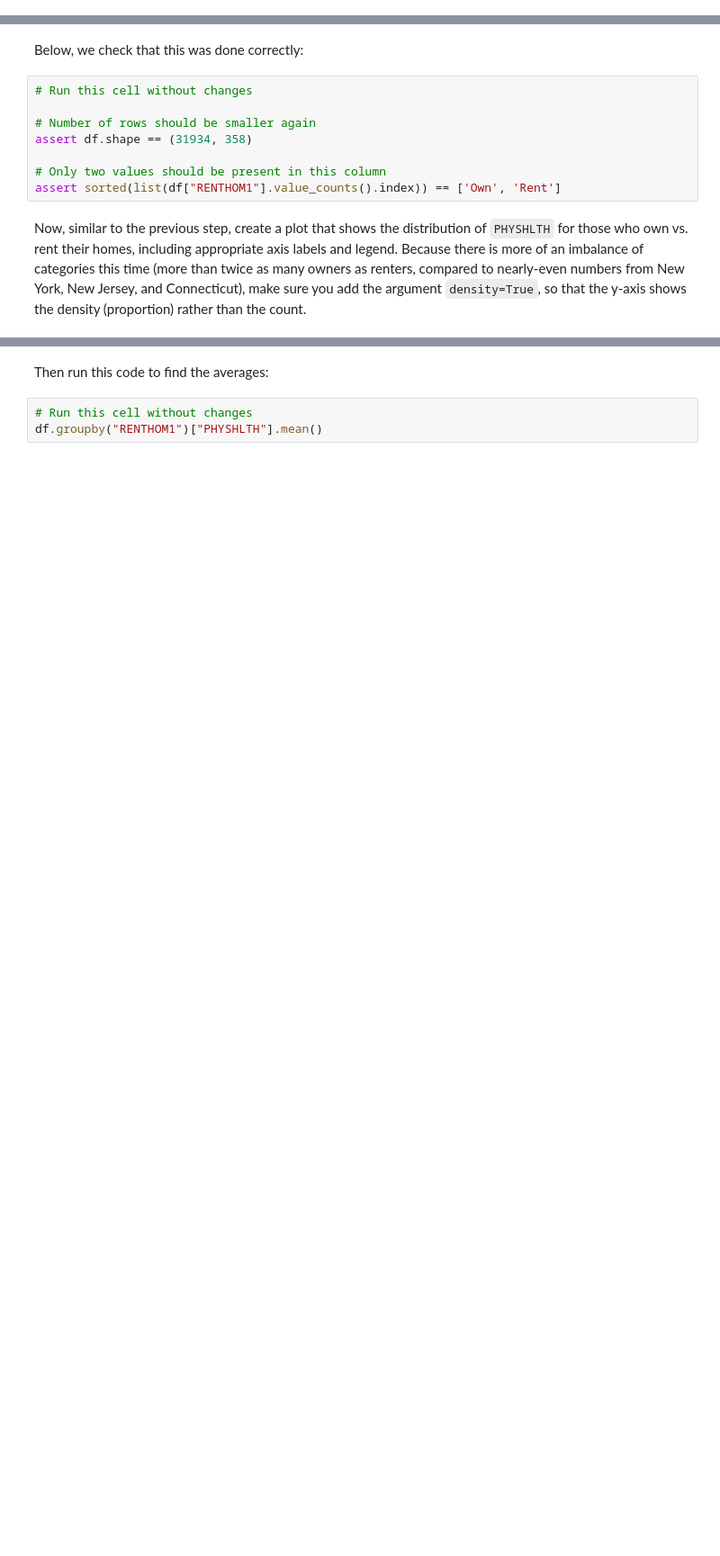
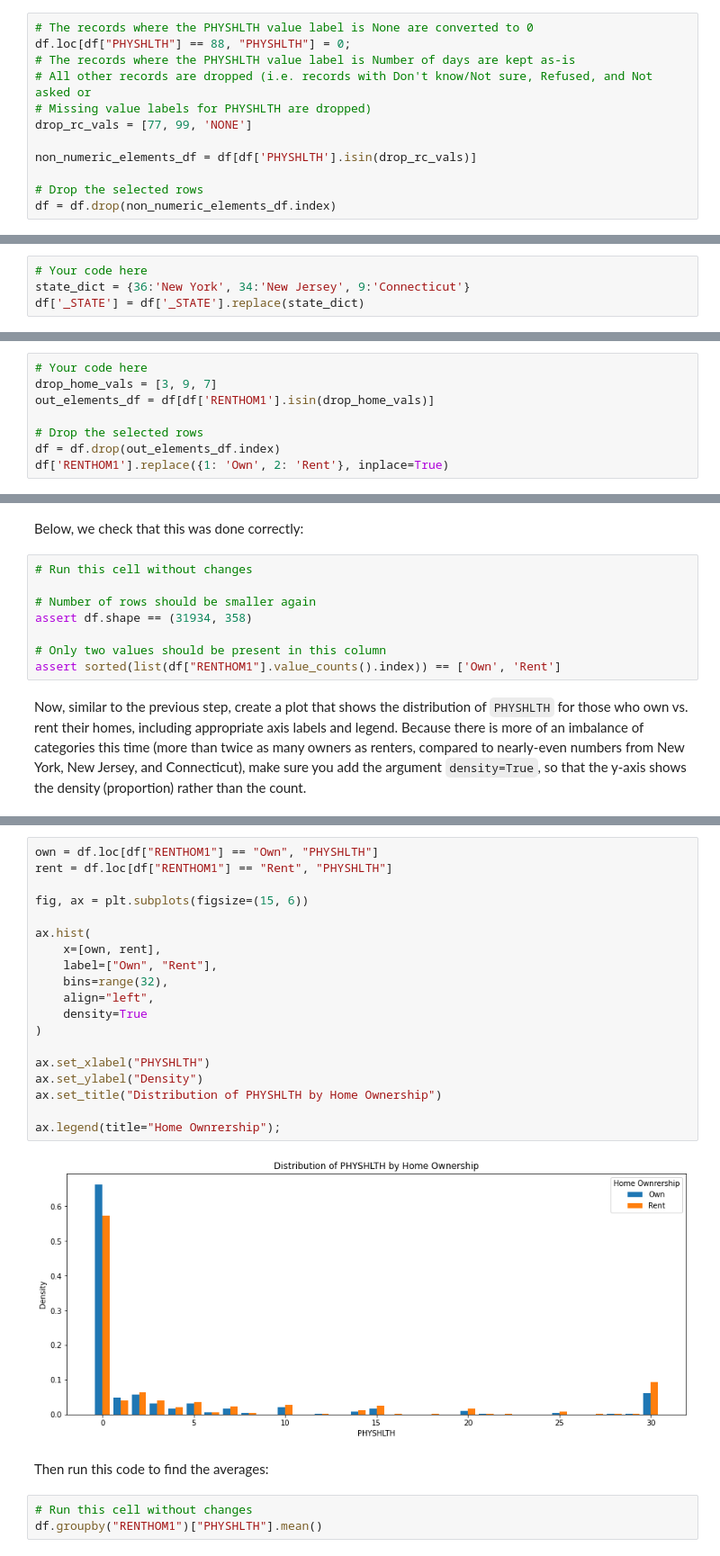
Before and after one commit to leksea/dsc-hypothesis-testing-lab, a Jupyter notebook: index.ipynb, the cells around one changed output, grey strips where cells are left out. Shown at 90% size. Saved outputs shown, nothing was run; the diff lists cells and outputs as text; blank space fills up the shorter version.

```diff
--- a/index.ipynb
+++ b/index.ipynb
@@ -142,3 +140,15 @@ Look in the data dictionary, page 17, to understand what is happening with these
+# %%
+# The records where the PHYSHLTH value label is None are converted to 0
+df.loc[df["PHYSHLTH"] == 88, "PHYSHLTH"] = 0;
+# The records where the PHYSHLTH value label is Number of days are kept as-is
+# All other records are dropped (i.e. records with Don't know/Not sure, Refused, and Not asked or
+# Missing value labels for PHYSHLTH are dropped)
+drop_rc_vals = [77, 99, 'NONE']
+
+non_numeric_elements_df = df[df['PHYSHLTH'].isin(drop_rc_vals)]
+
+# Drop the selected rows
+df = df.drop(non_numeric_elements_df.index)
 # %% [markdown]
 Run the code below to ensure you have the correct, cleaned dataframe:
 # %%
@@ -177,3 +202,7 @@ Look in the data dictionary, pages 2-3, to determine which states map onto which
+# %%
+# Your code here
+state_dict = {36:'New York', 34:'New Jersey', 9:'Connecticut'}
+df['_STATE'] = df['_STATE'].replace(state_dict)
 # %% [markdown]
 Below, we check the values:
 # %%
@@ -272,3 +332,11 @@ In the cell below, modify `df` so that we have dropped all records where the `RE
+# %%
+# Your code here
+drop_home_vals = [3, 9, 7]
+out_elements_df = df[df['RENTHOM1'].isin(drop_home_vals)]
+
+# Drop the selected rows
+df = df.drop(out_elements_df.index)
+df['RENTHOM1'].replace({1: 'Own', 2: 'Rent'}, inplace=True)
 # %%
 # Run this cell without changes
 df["RENTHOM1"].value_counts()
@@ -289,3 +359,24 @@ Now, similar to the previous step, create a plot that shows the distribution of
+# %%
+own = df.loc[df["RENTHOM1"] == "Own", "PHYSHLTH"]
+rent = df.loc[df["RENTHOM1"] == "Rent", "PHYSHLTH"]
+
+fig, ax = plt.subplots(figsize=(15, 6))
+
+ax.hist(
+    x=[own, rent],
+    label=["Own", "Rent"],
+    bins=range(32),
+    align="left",
+    density=True
+)
+
+ax.set_xlabel("PHYSHLTH")
+ax.set_ylabel("Density")
+ax.set_title("Distribution of PHYSHLTH by Home Ownership")
+
+ax.legend(title="Home Ownrership");
+# %% [output]
+[figure, added]
 # %% [markdown]
 Then run this code to find the averages:
 # %%
```
Also changed, not shown: parts of 36 cells of this notebook.
